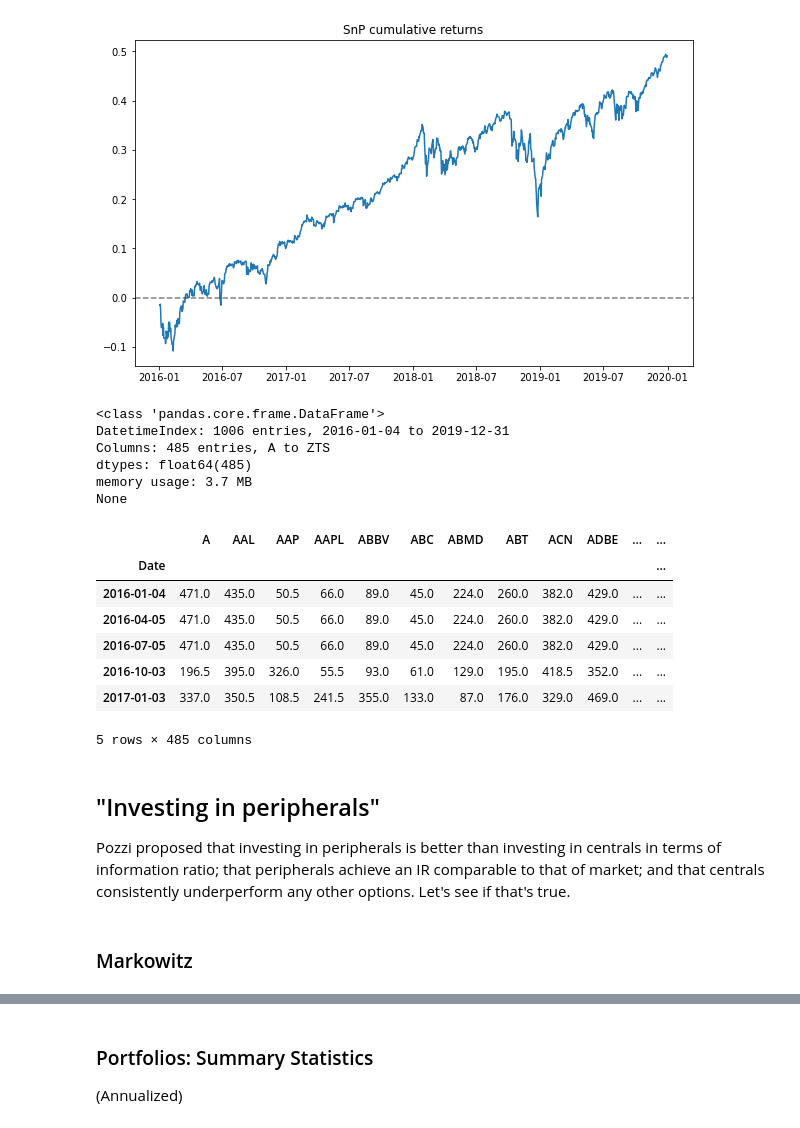
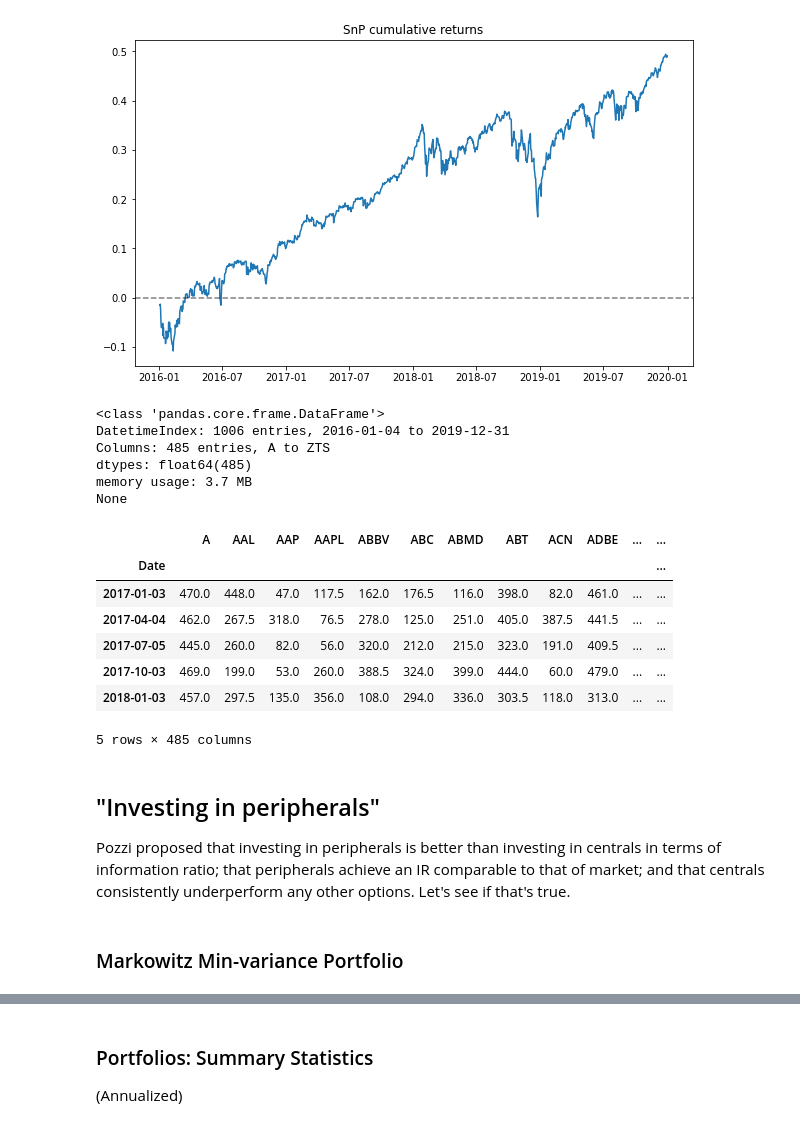
Before and after one commit to jw6602/GC-Project, a Jupyter notebook: backtest.ipynb, the cells around one changed output, grey strips where cells are left out. Cells and saved outputs as stored; diff of their text form; code cells hidden in the pictures.

```diff
--- a/backtest.ipynb
+++ b/backtest.ipynb
@@ -53,26 +54,26 @@ plt.show()
 [figure]
 # %%
 # XY centrality ranking; computed in the previous workbook
-#XY_rankings = pd.read_csv("data/XY_rankings.csv", index_col='Date', parse_dates=True)
-XY_rankings = pd.read_csv("data/XY_rankings_126.csv", index_col='Date', parse_dates=True)
+XY_rankings = pd.read_csv("data/XY_rankings.csv", index_col='Date', parse_dates=True)
+#XY_rankings = pd.read_csv("data/XY_rankings_126.csv", index_col='Date', parse_dates=True)
 print(XY_rankings.info())
 
 # quarterly rebalanced XY ranking
 XY_rankings.iloc[252:505:63]
 # %% [output]
 <class 'pandas.core.frame.DataFrame'>
 DatetimeIndex: 1006 entries, 2016-01-04 to 2019-12-31
 Columns: 485 entries, A to ZTS
 dtypes: float64(485)
 memory usage: 3.7 MB
 None
 |  | A | AAL | AAP | AAPL | ABBV | ABC | ABMD | ABT | ACN | ADBE | ... | ... |
 | Date |  |  |  |  |  |  |  |  |  |  |  | ... |
-| 2016-01-04 | 471.0 | 435.0 | 50.5 | 66.0 | 89.0 | 45.0 | 224.0 | 260.0 | 382.0 | 429.0 | ... | ... |
-| 2016-04-05 | 471.0 | 435.0 | 50.5 | 66.0 | 89.0 | 45.0 | 224.0 | 260.0 | 382.0 | 429.0 | ... | ... |
-| 2016-07-05 | 471.0 | 435.0 | 50.5 | 66.0 | 89.0 | 45.0 | 224.0 | 260.0 | 382.0 | 429.0 | ... | ... |
-| 2016-10-03 | 196.5 | 395.0 | 326.0 | 55.5 | 93.0 | 61.0 | 129.0 | 195.0 | 418.5 | 352.0 | ... | ... |
-| 2017-01-03 | 337.0 | 350.5 | 108.5 | 241.5 | 355.0 | 133.0 | 87.0 | 176.0 | 329.0 | 469.0 | ... | ... |
+| 2017-01-03 | 470.0 | 448.0 | 47.0 | 117.5 | 162.0 | 176.5 | 116.0 | 398.0 | 82.0 | 461.0 | ... | ... |
+| 2017-04-04 | 462.0 | 267.5 | 318.0 | 76.5 | 278.0 | 125.0 | 251.0 | 405.0 | 387.5 | 441.5 | ... | ... |
+| 2017-07-05 | 445.0 | 260.0 | 82.0 | 56.0 | 320.0 | 212.0 | 215.0 | 323.0 | 191.0 | 409.5 | ... | ... |
+| 2017-10-03 | 469.0 | 199.0 | 53.0 | 260.0 | 388.5 | 324.0 | 399.0 | 444.0 | 60.0 | 479.0 | ... | ... |
+| 2018-01-03 | 457.0 | 297.5 | 135.0 | 356.0 | 108.0 | 294.0 | 336.0 | 303.5 | 118.0 | 313.0 | ... | ... |
 5 rows × 485 columns
 # %% [markdown]
 ## "Investing in peripherals"
@@ -220,7 +222,7 @@ def compute_betas(df, benchmark_returns):
 
     return betas
 # %% [markdown]
-### Markowitz
+### Markowitz Min-variance Portfolio
 # %%
 # basket size 30, quarterly rebalance, 1y rolling window for est.
 t_back = Backtester(30, 63, 1, 252, XY_rankings)
```
Also changed, not shown: parts of 32 cells of this notebook.
